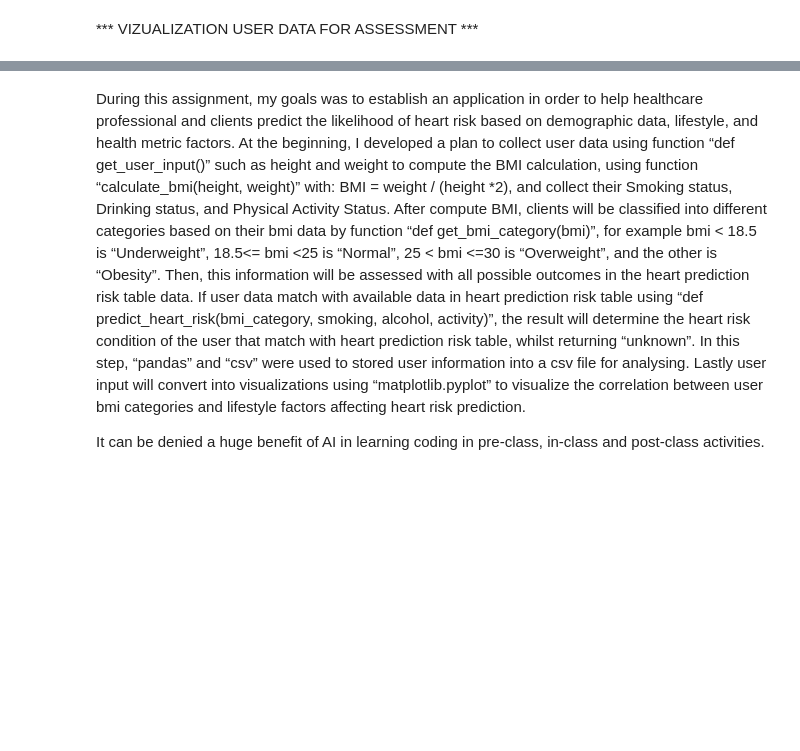
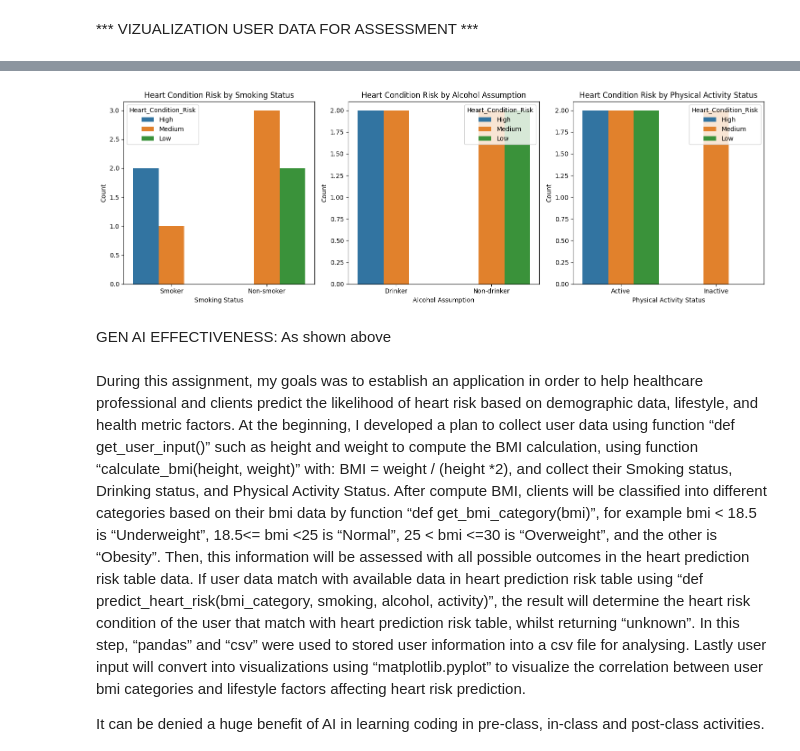
Before and after one commit to Harrison18NG/ISYS5002_2024-S2_A1_22676056_Kim-Minh-Hoan-Nguyen, a Jupyter notebook: Assignment 1.ipynb, the cells around one changed output, grey strips where cells are left out. Drawn from its saved outputs; the diff is of its cells as text; code cells hidden in the pictures; blank space fills up the shorter version.

```diff
--- a/Assignment 1.ipynb
+++ b/Assignment 1.ipynb
@@ -319,3 +425,36 @@ save_to_csv(data, filename="user_input.csv")
+# %%
+# prompt: plot a graph that illustrates the correlation between heart condition risk and smoking status, alcohol status, and physical activity status
+
+import matplotlib.pyplot as plt
+import seaborn as sns
+
+# Assuming 'df' is your DataFrame
+plt.figure(figsize=(15, 5))
+
+plt.subplot(1, 3, 1)
+sns.countplot(x='Smoking_Status', hue='Heart_Condition_Risk', data=df)
+plt.title('Heart Condition Risk by Smoking Status')
+plt.xlabel('Smoking Status')
+plt.ylabel('Count')
+
+plt.subplot(1, 3, 2)
+sns.countplot(x='Alcohol_Assumption', hue='Heart_Condition_Risk', data=df)
+plt.title('Heart Condition Risk by Alcohol Assumption')
+plt.xlabel('Alcohol Assumption')
+plt.ylabel('Count')
+
+plt.subplot(1, 3, 3)
+sns.countplot(x='Physical_Activity_Status', hue='Heart_Condition_Risk', data=df)
+plt.title('Heart Condition Risk by Physical Activity Status')
+plt.xlabel('Physical Activity Status')
+plt.ylabel('Count')
+
+plt.tight_layout()
+plt.show()
+# %% [output]
+[figure, added]
+# %% [markdown]
+GEN AI EFFECTIVENESS: As shown above
 # %% [markdown]
 During this assignment, my goals was to establish an application in order to help healthcare professional and clients predict the likelihood of heart risk based on demographic data, lifestyle, and health metric factors. At the beginning, I developed a plan to collect user data using function “def get_user_input()” such as height and weight to compute the BMI calculation, using function “calculate_bmi(height, weight)” with: BMI = weight / (height *2), and collect their Smoking status, Drinking status, and Physical Activity Status.  After compute BMI, clients will be classified into different categories based on their bmi data by function “def get_bmi_category(bmi)”, for example bmi < 18.5 is “Underweight”, 18.5<= bmi <25 is “Normal”, 25 < bmi <=30 is “Overweight”, and the other is “Obesity”.  Then, this information will be assessed with all possible outcomes in the heart prediction risk table data. If user data match with available data in heart prediction risk table using “def predict_heart_risk(bmi_category, smoking, alcohol, activity)”, the result will determine the heart risk condition of the user that match with heart prediction risk table, whilst returning “unknown”. In this step, “pandas” and “csv” were used to stored user information into a csv file for analysing. Lastly user input will convert into visualizations using  “matplotlib.pyplot” to visualize the correlation between user bmi categories and lifestyle factors affecting heart risk prediction.
 
```
Also changed, not shown: parts of 9 cells of this notebook.
